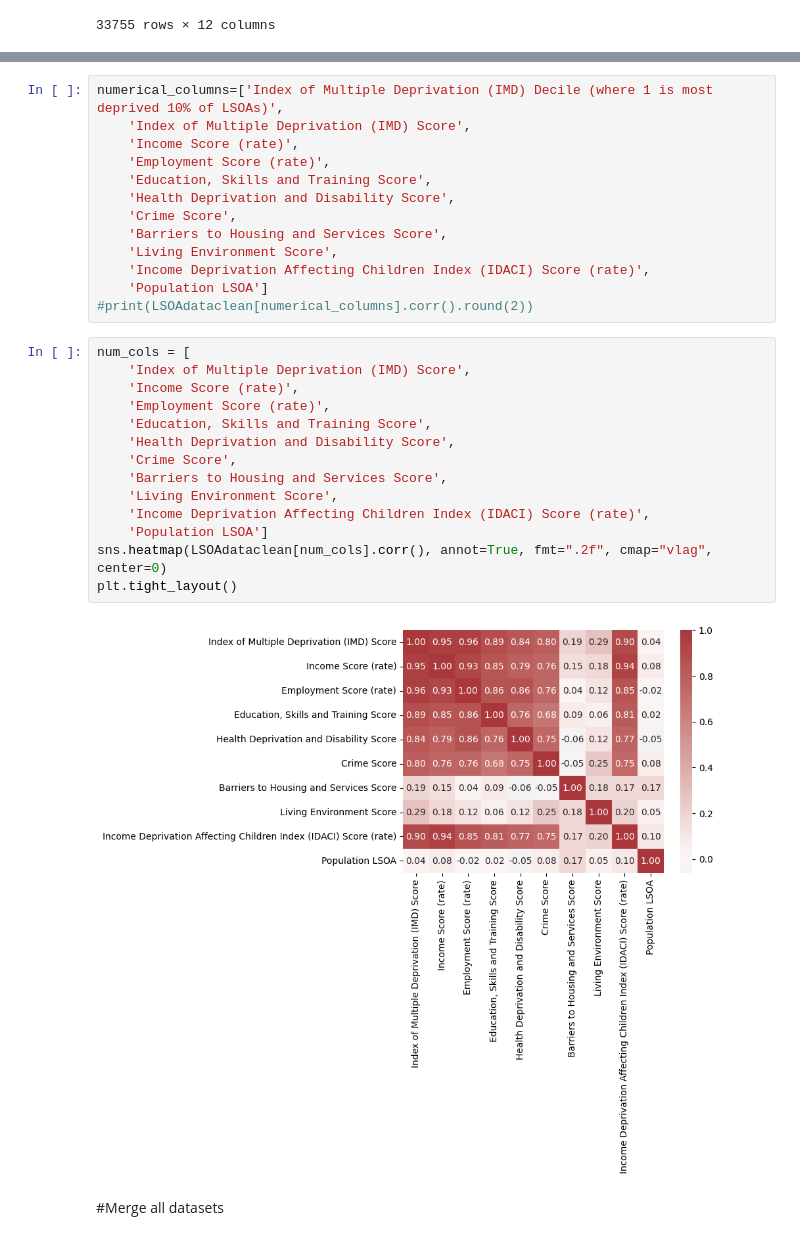
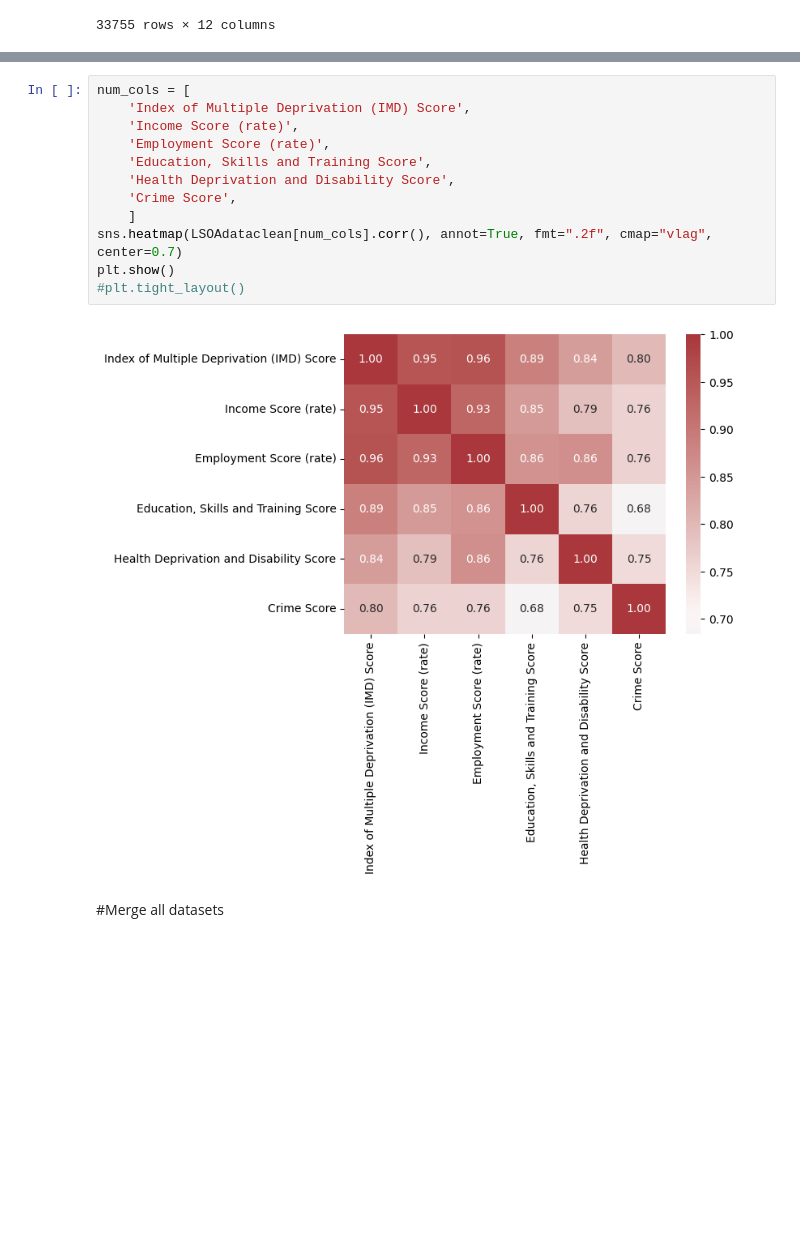
Before and after one commit to zhangwiki86-soton/L7---Data-Analysis-and-Visualisation, a Jupyter notebook: DRAFT Test Glob Final.ipynb, the cells around one changed output, grey strips where cells are left out. Drawn from its saved outputs; the diff is of its cells as text; blank space fills up the shorter version.

```diff
--- a/DRAFT Test Glob Final.ipynb
+++ b/DRAFT Test Glob Final.ipynb
@@ -377,34 +426,19 @@ LSOAdataclean.describe().round(1)
 | 75% | 8.0 | 29.7 | 0.3 | 0.2 | ... |
 | max | 10.0 | 94.2 | 1.0 | 1.0 | ... |
 # %%
-numerical_columns=['Index of Multiple Deprivation (IMD) Decile (where 1 is most deprived 10% of LSOAs)',
+num_cols = [
     'Index of Multiple Deprivation (IMD) Score',
     'Income Score (rate)',
     'Employment Score (rate)',
     'Education, Skills and Training Score',
     'Health Deprivation and Disability Score',
     'Crime Score',
-    'Barriers to Housing and Services Score',
-    'Living Environment Score',
-    'Income Deprivation Affecting Children Index (IDACI) Score (rate)',
-    'Population LSOA']
-#print(LSOAdataclean[numerical_columns].corr().round(2))
+    ]
+sns.heatmap(LSOAdataclean[num_cols].corr(), annot=True, fmt=".2f", cmap="vlag", center=0.7)
+plt.show()
+#plt.tight_layout()
+# %% [output]
+[figure, added]
-# %%
-num_cols = [
-    'Index of Multiple Deprivation (IMD) Score',
-    'Income Score (rate)',
-    'Employment Score (rate)',
-    'Education, Skills and Training Score',
-    'Health Deprivation and Disability Score',
-    'Crime Score',
-    'Barriers to Housing and Services Score',
-    'Living Environment Score',
-    'Income Deprivation Affecting Children Index (IDACI) Score (rate)',
-    'Population LSOA']
-sns.heatmap(LSOAdataclean[num_cols].corr(), annot=True, fmt=".2f", cmap="vlag", center=0)
-plt.tight_layout()
-# %% [output]
-[figure, removed]
 # %% [markdown]
 #Merge all datasets
 # %%
```
Also changed, not shown: parts of 9 cells of this notebook.
